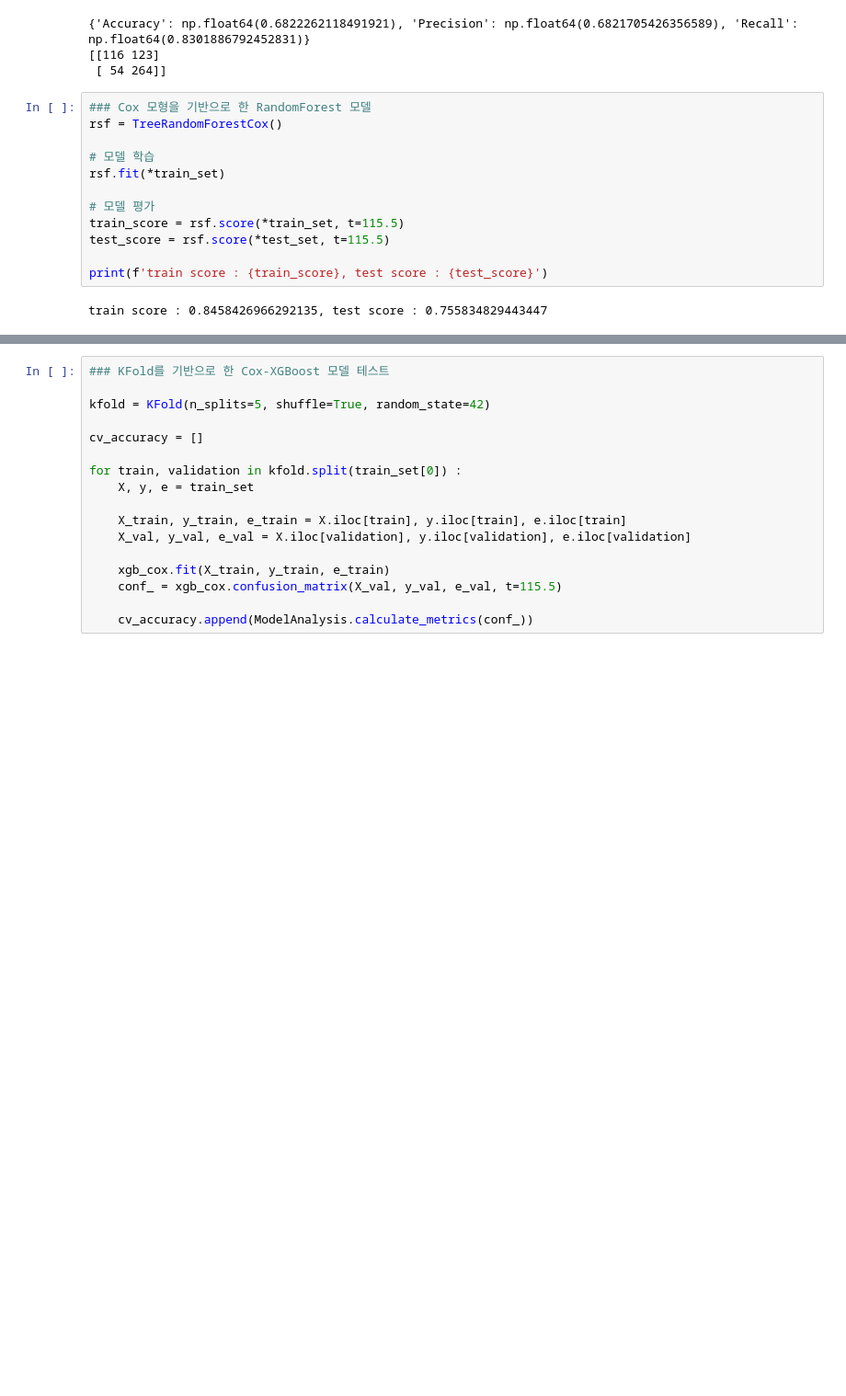
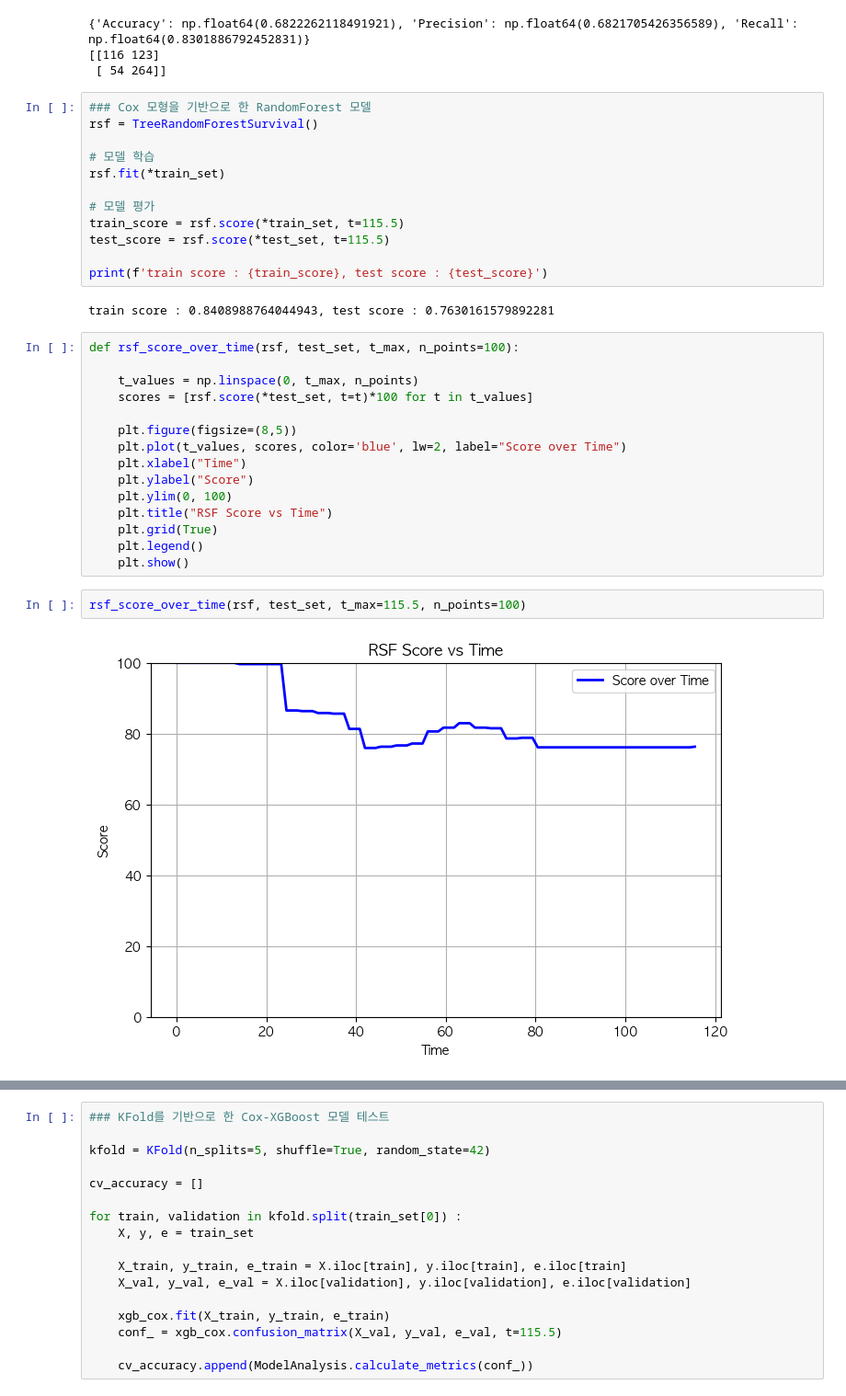
Before and after one commit to SKNetworks-AI19-250818/SKN19-mini-3Team, a Jupyter notebook: model_run.ipynb, the cells around one changed output, grey strips where cells are left out. Shown at 92% size. Saved outputs shown, nothing was run; the diff lists cells and outputs as text; blank space fills up the shorter version.

```diff
--- a/model_run.ipynb
+++ b/model_run.ipynb
@@ -119,7 +119,7 @@ print(conf_)
  [ 54 264]]
 # %%
 ### Cox 모형을 기반으로 한 RandomForest 모델
-rsf = TreeRandomForestCox()
+rsf = TreeRandomForestSurvival()
 
 # 모델 학습
 rsf.fit(*train_set)
@@ -130,7 +130,26 @@ test_score = rsf.score(*test_set, t=115.5)
 
 print(f'train score : {train_score}, test score : {test_score}')
 # %% [output]
-train score : 0.8458426966292135, test score : 0.755834829443447
+train score : 0.8408988764044943, test score : 0.7630161579892281
+# %%
+def rsf_score_over_time(rsf, test_set, t_max, n_points=100):
+
+    t_values = np.linspace(0, t_max, n_points)
+    scores = [rsf.score(*test_set, t=t)*100 for t in t_values]
+
+    plt.figure(figsize=(8,5))
+    plt.plot(t_values, scores, color='blue', lw=2, label="Score over Time")
+    plt.xlabel("Time")
+    plt.ylabel("Score")
+    plt.ylim(0, 100)
+    plt.title("RSF Score vs Time")
+    plt.grid(True)
+    plt.legend()
+    plt.show()
+# %%
+rsf_score_over_time(rsf, test_set, t_max=115.5, n_points=100)
+# %% [output]
+[figure, added]
 # %%
 ### confusion matrix
 
```
Also changed, not shown: parts of 5 cells of this notebook, 1 other file.
